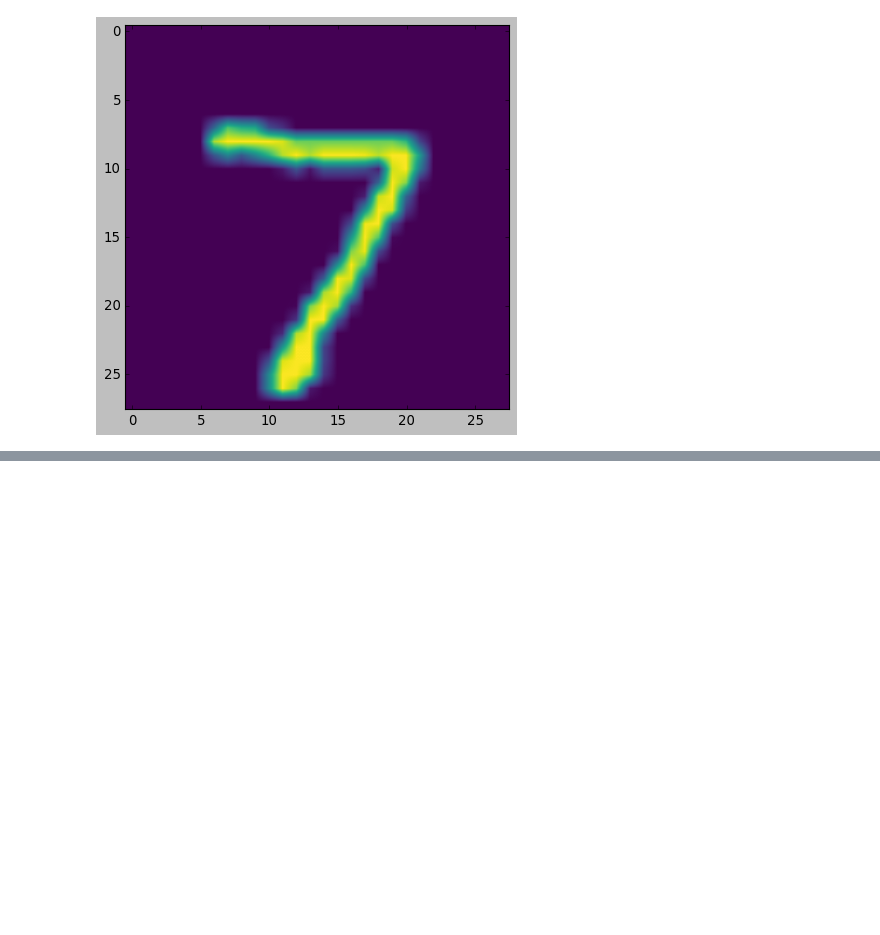
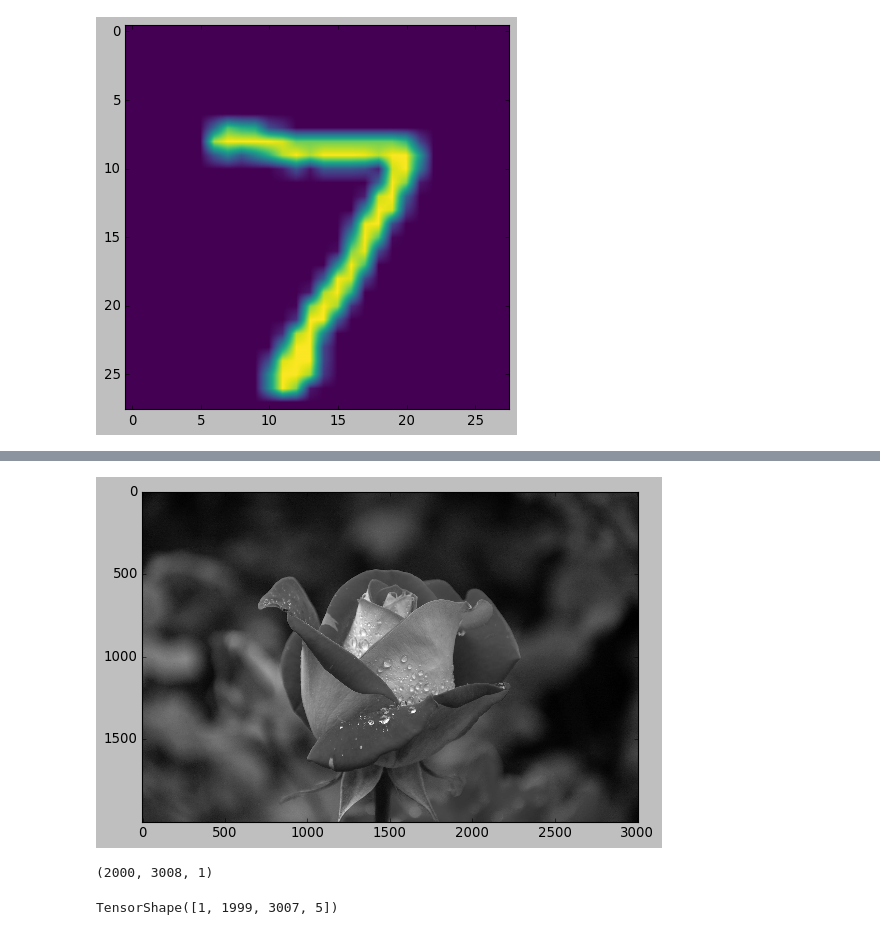
Before and after one commit to NikhilTilak/DS_revision, a Jupyter notebook: mnist.ipynb, the cells around one changed output, grey strips where cells are left out. Saved outputs shown, nothing was run; the diff lists cells and outputs as text; code cells hidden in the pictures; blank space fills up the shorter version.

Commit message:
tensorflow practice added

```diff
--- a/mnist.ipynb
+++ b/mnist.ipynb
@@ -122,0 +144,20 @@ plt.show()
+# %%
+fig, ax = plt.subplots()
+ax.imshow(np.asarray(input), cmap='gray')
+plt.show()
+# %% [output]
+[figure, added]
+# %%
+input = np.asarray(input).reshape(2000,3008,1)
+input.shape
+# %% [output]
+(2000, 3008, 1)
+# %%
+inputs = np.array([input]).astype('float32')
+
+convolve = tf.keras.layers.Conv2D(filters = 5, kernel_size=(2,2), input_shape = (2000, 3008, 1), activation='relu')
+
+convolved = convolve(inputs)
+convolved.shape
+# %% [output]
+TensorShape([1, 1999, 3007, 5])
```
Also changed, not shown: parts of 14 cells of this notebook.
